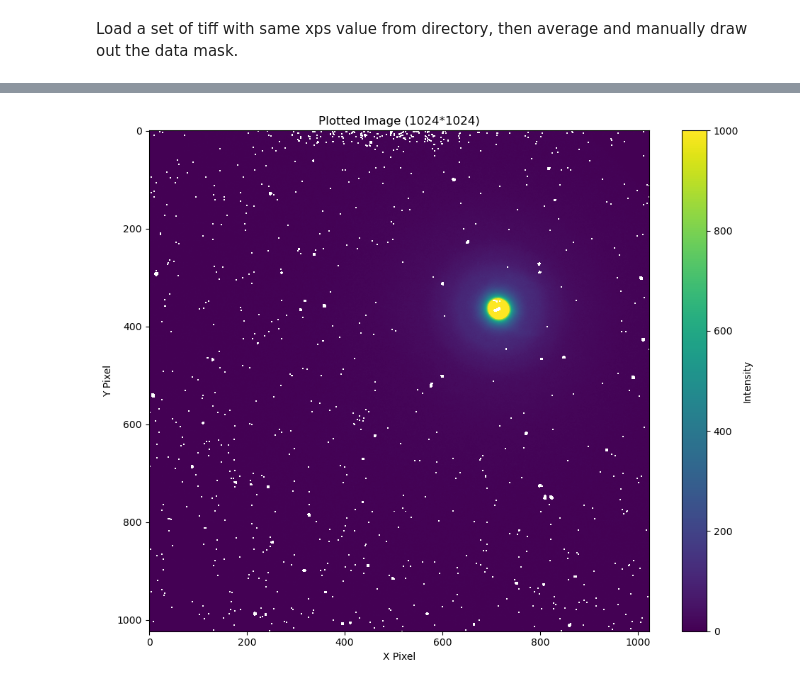
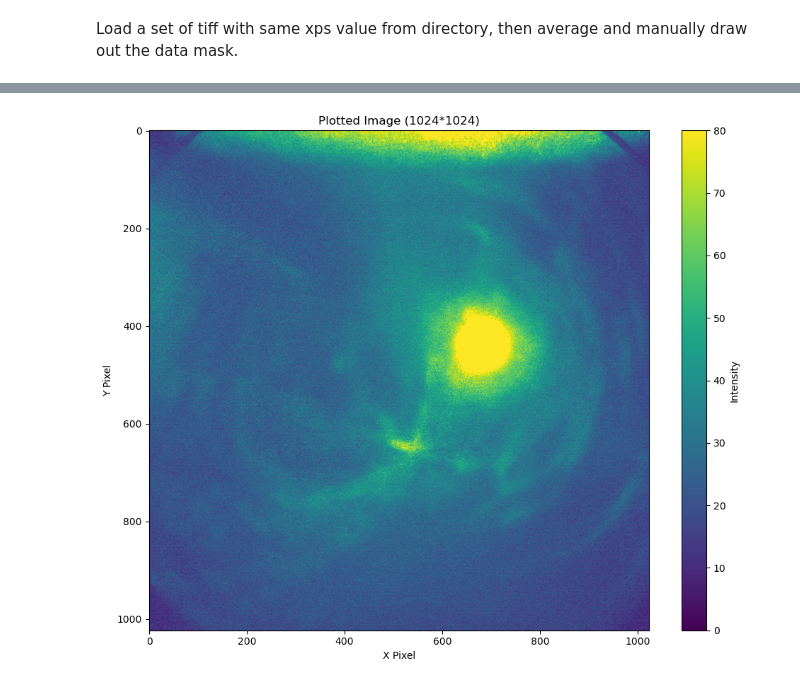
Before and after one commit to furran-ctrl/EMCCD_processor, a Jupyter notebook: examples/data_mask_preprocess.ipynb, the cells around one changed output, grey strips where cells are left out. Drawn from its saved outputs; the diff is of its cells as text; code cells hidden in the pictures.

```diff
--- a/examples/data_mask_preprocess.ipynb
+++ b/examples/data_mask_preprocess.ipynb
@@ -24,9 +24,9 @@ Loaded background from: C:\Users\86177\Desktop\results\0809\background.tiff
 # %%
 Preprocessor = DirectoryProcessor(
-    result_directory= r"C:\Users\86177\Desktop\results\0809",
-    data_directory= r"E:\20250809\10_water_longscan_IR52deg_6\fist_AndorEMCCD",
+    result_directory= r"C:\Users\86177\Desktop\diffffraction\water-analyze\20250926streaking",
+    data_directory= r"D:\20250926\3_longscan5_44deg\fist_AndorEMCCD",
     xps_grouping_param= [],
-    xray_removal_param= [15,0.7],
+    xray_removal_param= [30,0.7],
     center_fitting_param= [40,200,512,512],
     azimuthal_avg_param= [512,512],
     background_directory= "default",
@@ -68,7 +68,7 @@ Limited to 100 evenly spaced files (from 1410 total)
 ✓ Mean image computed from 100 images
 # %%
-plot_ndarray(preprocess_data,0,1000)
+plot_ndarray(preprocess_data,0,80)
 # %% [output]
-[figure, old version]
+[figure, new version]
 # %%
 data_to_color_png(data_array=preprocess_data,
```
Also changed, not shown: parts of 5 cells of this notebook, 10 other files.
